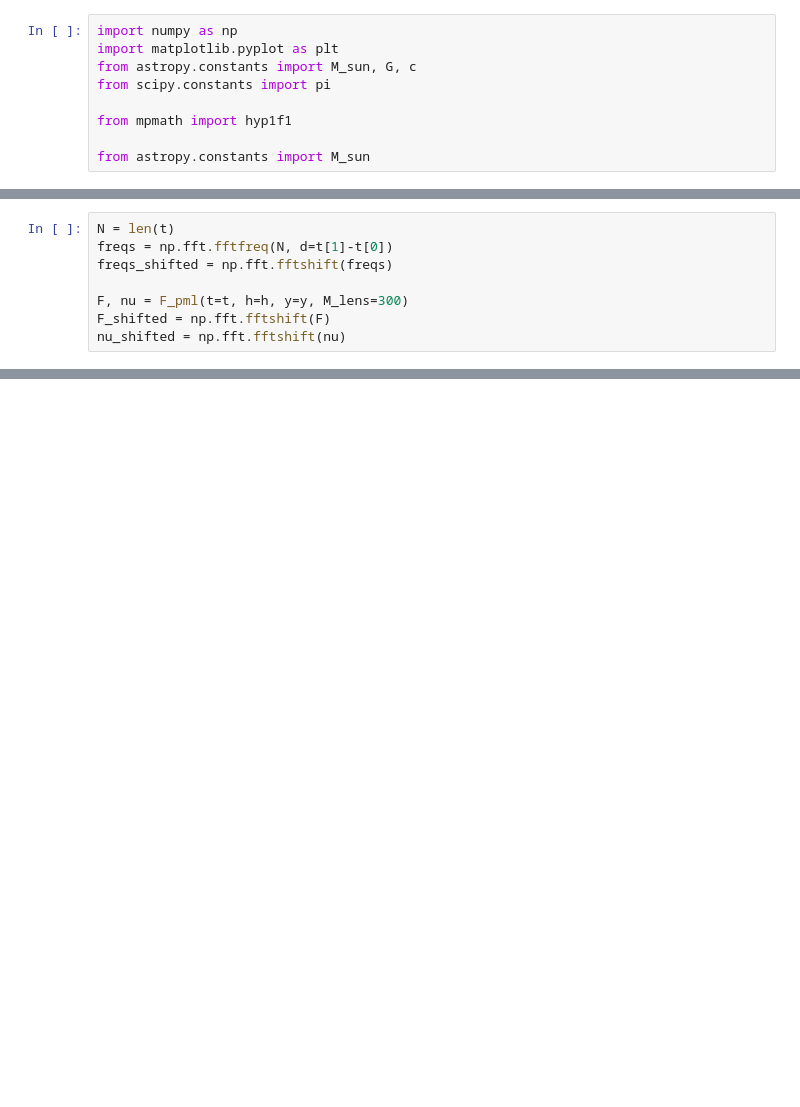
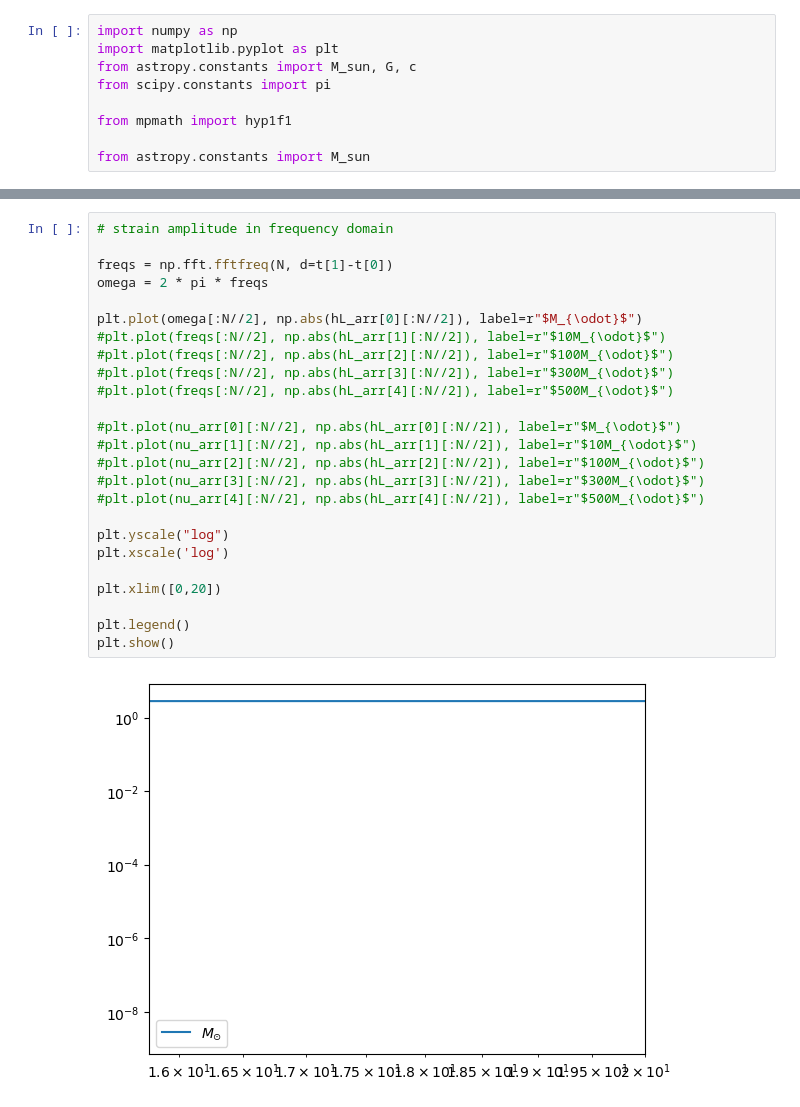
Before and after one commit to gcfbelinario/gw_thz, a Jupyter notebook: amplify.ipynb, the cells around one changed output, grey strips where cells are left out. Drawn from its saved outputs; the diff is of its cells as text; blank space fills up the shorter version.

```diff
--- a/amplify.ipynb
+++ b/amplify.ipynb
@@ -91,8 +111,0 @@ h = h0 * np.exp(-Gamma*t)*np.cos(omega0 * t)
-# %%
-N = len(t)
-freqs = np.fft.fftfreq(N, d=t[1]-t[0])
-freqs_shifted = np.fft.fftshift(freqs)
-
-F, nu = F_pml(t=t, h=h, y=y, M_lens=300)
-F_shifted = np.fft.fftshift(F)
-nu_shifted = np.fft.fftshift(nu)
@@ -129,0 +181,27 @@ plt.xlim([0,0.020])
+# %%
+# strain amplitude in frequency domain
+
+freqs = np.fft.fftfreq(N, d=t[1]-t[0])
+omega = 2 * pi * freqs
+
+plt.plot(omega[:N//2], np.abs(hL_arr[0][:N//2]), label=r"$M_{\odot}$")
+#plt.plot(freqs[:N//2], np.abs(hL_arr[1][:N//2]), label=r"$10M_{\odot}$")
+#plt.plot(freqs[:N//2], np.abs(hL_arr[2][:N//2]), label=r"$100M_{\odot}$")
+#plt.plot(freqs[:N//2], np.abs(hL_arr[3][:N//2]), label=r"$300M_{\odot}$")
+#plt.plot(freqs[:N//2], np.abs(hL_arr[4][:N//2]), label=r"$500M_{\odot}$")
+
+#plt.plot(nu_arr[0][:N//2], np.abs(hL_arr[0][:N//2]), label=r"$M_{\odot}$")
+#plt.plot(nu_arr[1][:N//2], np.abs(hL_arr[1][:N//2]), label=r"$10M_{\odot}$")
+#plt.plot(nu_arr[2][:N//2], np.abs(hL_arr[2][:N//2]), label=r"$100M_{\odot}$")
+#plt.plot(nu_arr[3][:N//2], np.abs(hL_arr[3][:N//2]), label=r"$300M_{\odot}$")
+#plt.plot(nu_arr[4][:N//2], np.abs(hL_arr[4][:N//2]), label=r"$500M_{\odot}$")
+
+plt.yscale("log")
+plt.xscale('log')
+
+plt.xlim([0,20])
+
+plt.legend()
+plt.show()
+# %% [output]
+[figure, added]
```
Also changed, not shown: parts of 10 cells of this notebook, 1 other file.
